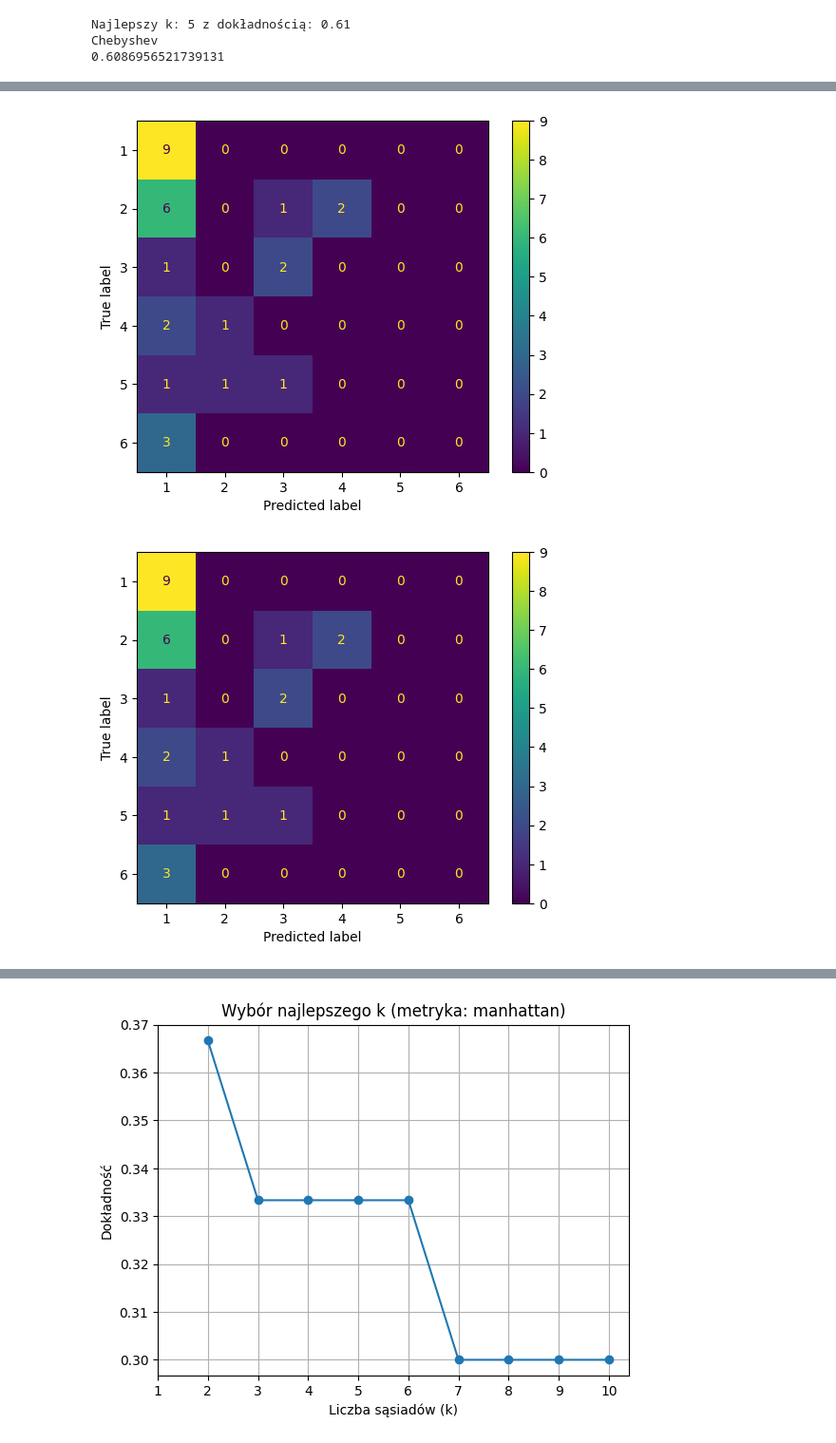
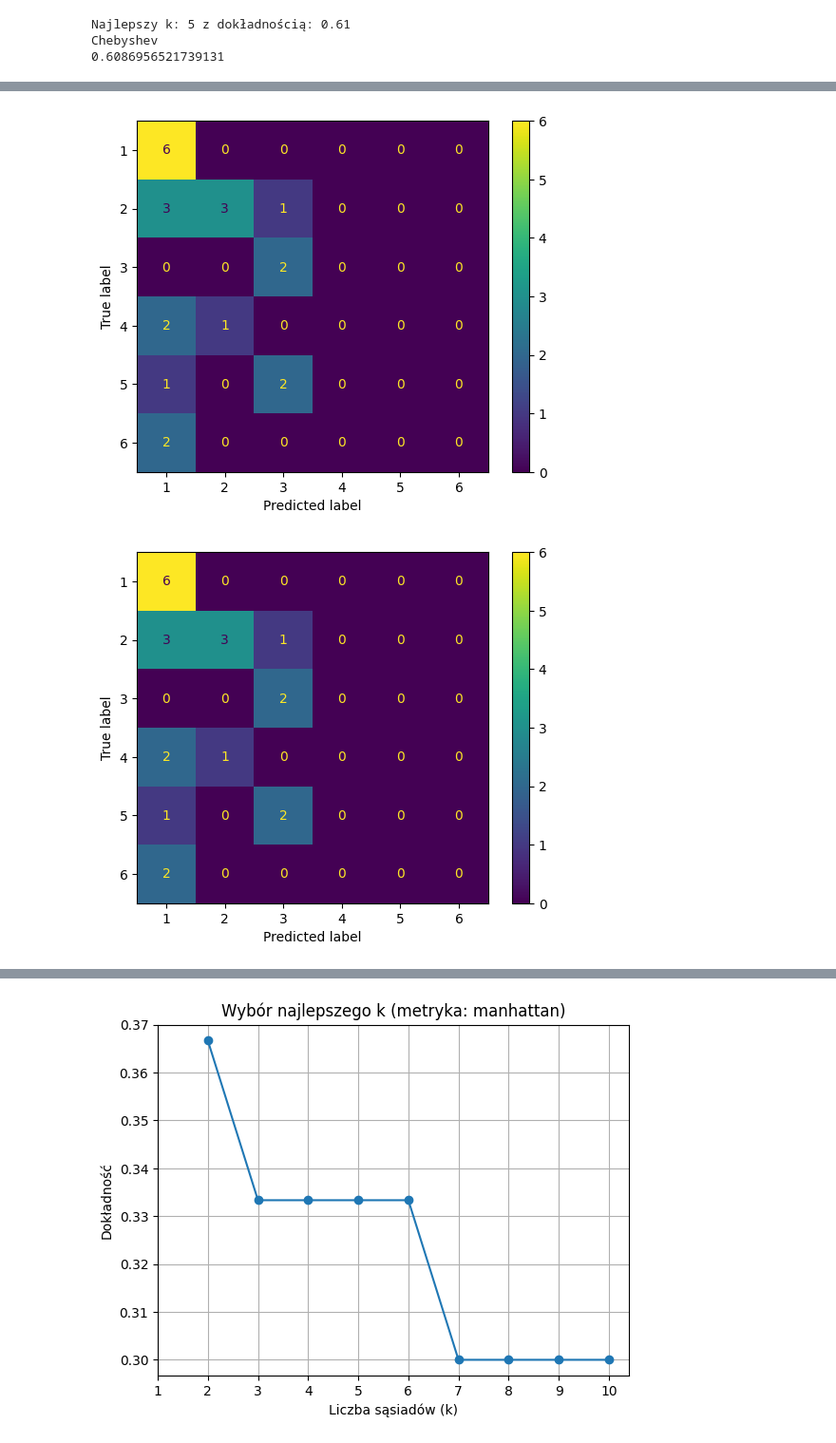
Before and after one commit to userofpi/klasyfikacja_KNN, a Jupyter notebook: Platki.ipynb, the cells around one changed output, grey strips where cells are left out. Shown: that part at 95% size. Drawn from its saved outputs; the diff is of its cells as text; code cells hidden in the pictures.

```diff
--- a/Platki.ipynb
+++ b/Platki.ipynb
@@ -208,19 +208,28 @@ Najlepszy k: 5 z dokładnością: 0.61
 Chebyshev
 0.6086956521739131
 # %%
-# klasyfiklacja knn miejska (manhattan)
+# Klasyfikacja KNN miejska (manhattan)
 from sklearn.neighbors import KNeighborsClassifier
 from sklearn.metrics import accuracy_score, confusion_matrix, classification_report, ConfusionMatrixDisplay
 import pandas as pd
 from sklearn.model_selection import train_test_split
 import matplotlib.pyplot as plt
-from sklearn.metrics import classification_report
 
+# Filtrowanie klas z wystarczającą liczbą próbek
+class_counts = data['producent'].value_counts()
+print("Liczebność klas przed filtrowaniem:\n", class_counts)
 
-X= data[['cukry', 'weglowodany', 'proteiny', 'tluszcz', 'sod', 'blonnik', 'potas', 'kalorie', 'Liczba_polek']]
-y= data[['producent']]
+min_samples = 2
+classes_to_keep = class_counts[class_counts >= min_samples].index
+data = data[data['producent'].isin(classes_to_keep)]
 
-# usun producenta o nr 0
+# Aktualizacja zmiennych X i y po filtrowaniu
+X = data[['cukry', 'weglowodany', 'proteiny', 'tluszcz', 'sod', 'blonnik', 'potas', 'kalorie', 'Liczba_polek']]
+y = data['producent']  # Teraz jako Series
+
+print("Liczebność klas po filtrowaniu:\n", y.value_counts())
+
+# Podział na zbiory danych
 X_train, X_walidacyjne, y_train, y_walidacyjne = train_test_split(
     X, y, test_size=0.6, random_state=42, stratify=y
 )
@@ -229,41 +238,31 @@ X_walidacyjne, X_test, y_walidacyjne, y_test = train_test_split(
     X_walidacyjne, y_walidacyjne, test_size=0.5, random_state=42, stratify=y_walidacyjne
 )
 
-
-# Flatten the target variable y
-# Flatten the target variable y but keep it as a Pandas Series
-y_train = y_train.squeeze()  # If y_train is still a DataFrame
-y_walidacyjne = y_walidacyjne.squeeze()
-
-
-
-# Train the KNN classifier
+# Trenowanie klasyfikatora KNN
 knn = KNeighborsClassifier(n_neighbors=2, metric='manhattan')
 knn.fit(X_train, y_train)
 
-# Predict and evaluate
+# Predykcja i ewaluacja
 y_pred = knn.predict(X_walidacyjne)
-print(accuracy_score(y_walidacyjne, y_pred))
-print(confusion_matrix(y_walidacyjne, y_pred))
-print(classification_report(y_walidacyjne, y_pred, zero_division=0))
-
+print("Accuracy:", accuracy_score(y_walidacyjne, y_pred))
+print("Macierz konfuzji:\n", confusion_matrix(y_walidacyjne, y_pred))
+print("Raport klasyfikacji:\n", classification_report(y_walidacyjne, y_pred, zero_division=0))
 
 # Wykres macierzy konfuzji
 disp = ConfusionMatrixDisplay.from_estimator(knn, X_walidacyjne, y_walidacyjne)
 disp.plot()
 plt.show()
 
-
-# tabela z wynikami klasyfikacji oraz nazwą płatków
+# Tabela wyników klasyfikacji
 y_pred_df = pd.DataFrame(y_pred, columns=['producent'], index=y_walidacyjne.index)
 y_pred_df['producent'] = y_walidacyjne
 y_pred_df['nazwa'] = data.loc[y_walidacyjne.index, 'nazwa'].values
 
-y_pred_df
+print("Tabela wyników klasyfikacji:\n", y_pred_df)
 
-# rozmiar zbioru walidacyjnego
-
-print(X['producent'].value_counts())  # Dystrybucja klas w całym zbiorze danych
-print(y_train.value_counts())  # Dystrybucja w zbiorze treningowym
-print(y_walidacyjne.value_counts())  # Dystrybucja w zbiorze walidacyjnym
+# Rozmiar zbiorów
+print("Rozmiary zbiorów:")
+print("Treningowy:", y_train.value_counts())
+print("Walidacyjny:", y_walidacyjne.value_counts())
+print("Testowy:", y_test.value_counts())
 # %% [output]
@@ -289,2 +286,2 @@ weighted avg       0.17      0.37      0.23        30
-[figure, old version]
+[figure, new version]
-[figure, old version]
+[figure, new version]
```
Also changed, not shown: parts of 1 cell of this notebook.
